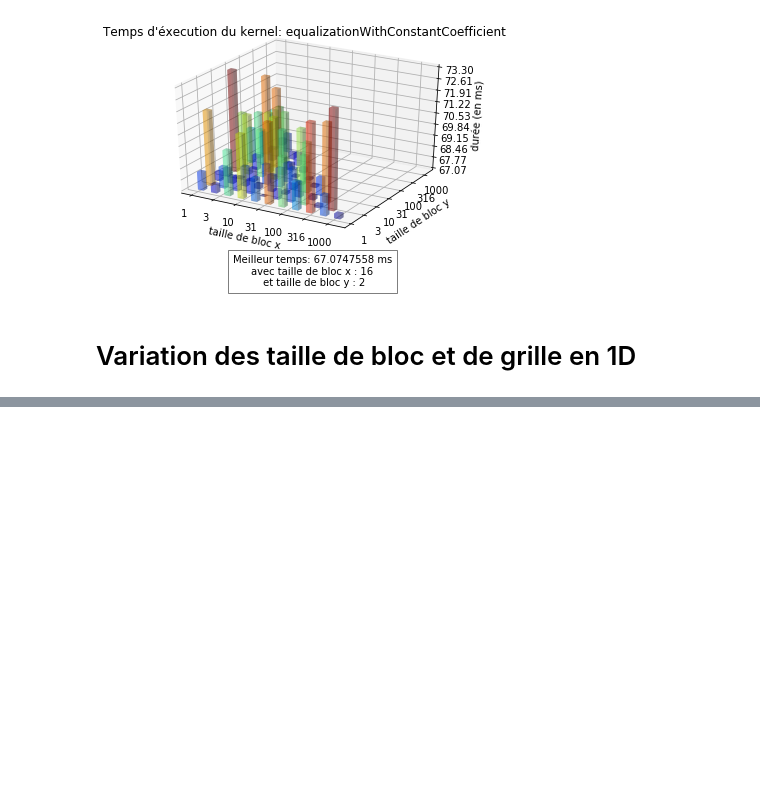
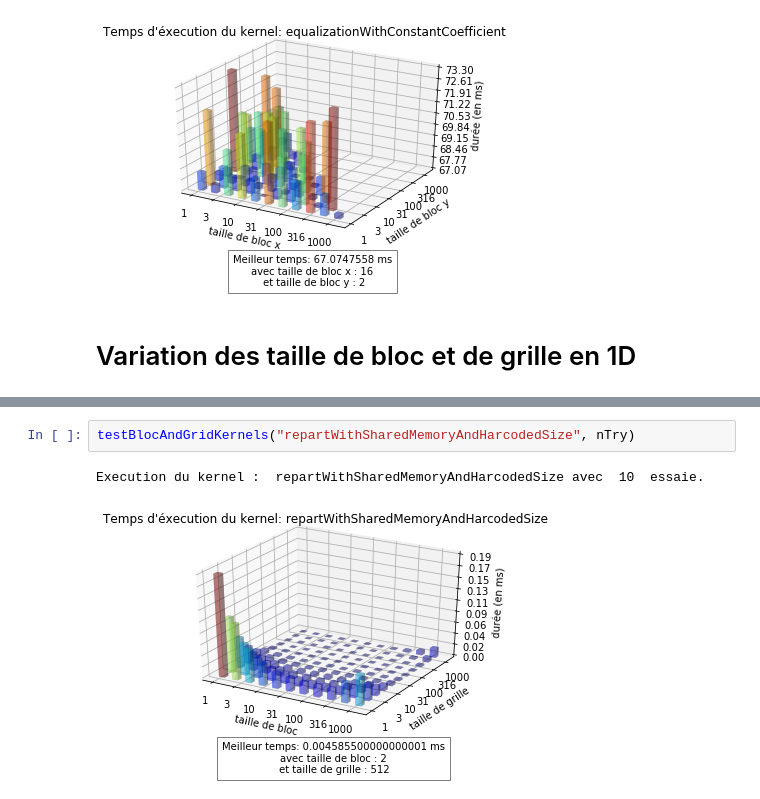
Before and after one commit to Me-k-01/Histogram_equalization, a Jupyter notebook: benchmark.ipynb, the cells around one changed output, grey strips where cells are left out. Cells and saved outputs as stored; diff of their text form; blank space fills up the shorter version.

```diff
--- a/benchmark.ipynb
+++ b/benchmark.ipynb
@@ -355 +358,6 @@ testBlocAndGridKernels("repart", KERNEL["repart"][0], nTry)
+# %%
+testBlocAndGridKernels("repartWithSharedMemoryAndHarcodedSize", nTry)
+# %% [output]
+Execution du kernel :  repartWithSharedMemoryAndHarcodedSize avec  10  essaie.
+[figure, added]
 # %%
```
Also changed, not shown: parts of 10 cells of this notebook, 9 other files.
